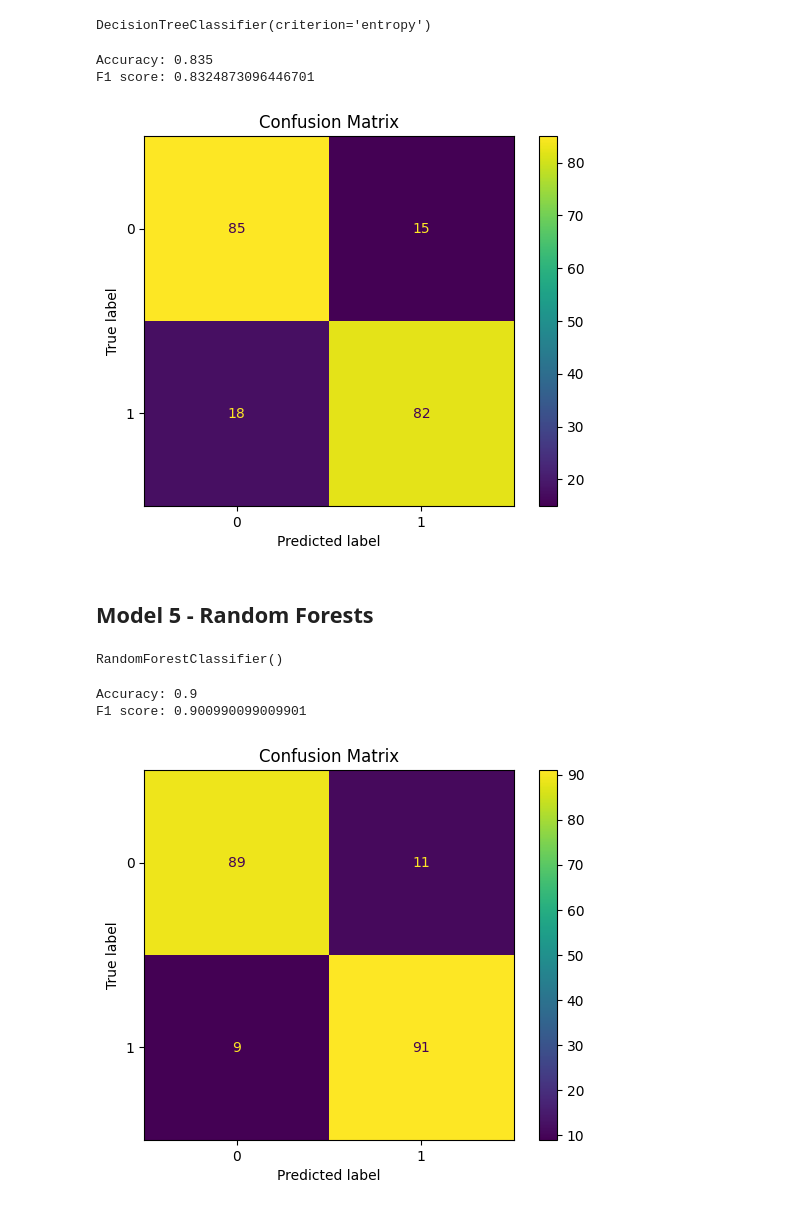
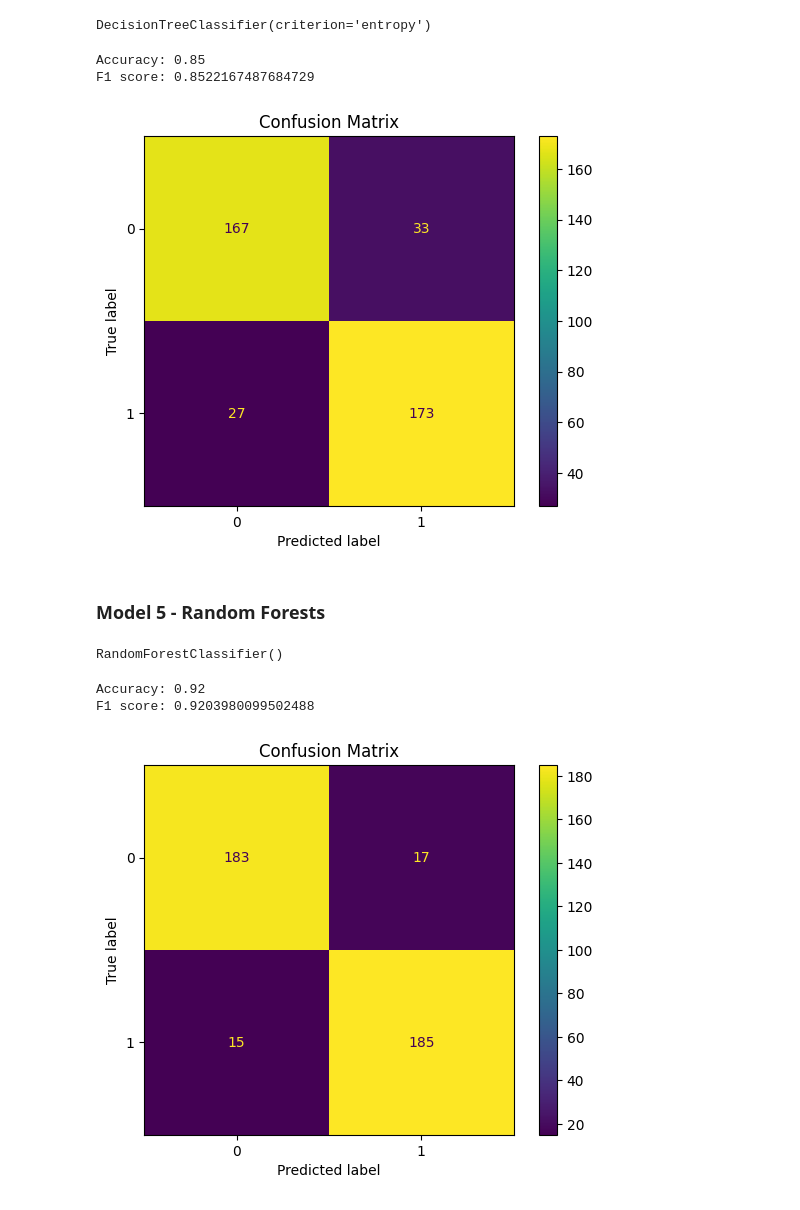
Before and after one commit to KubaCzech/Fake-news-detector, a Jupyter notebook: project.ipynb, the cells around one changed output. Cells and saved outputs as stored; diff of their text form; code cells hidden in the pictures.

```diff
--- a/project.ipynb
+++ b/project.ipynb
@@ -9,11 +15,11 @@ import matplotlib.pyplot as plt
 ## **Loading datasets** ##
 # %%
 true = cm.load_data("True.csv")
-true_short = cm.choose_random_part(true, 500)
+true_short = cm.choose_random_part(true, 1000)
 X_train_true, X_test_true, y_train_true, y_test_true = cm.divide_data_into_train_and_test(true_short, 0.2)
 
 fake = cm.load_data("Fake.csv")
-fake_short = cm.choose_random_part(fake, 500)
+fake_short = cm.choose_random_part(fake, 1000)
 X_train_fake, X_test_fake, y_train_fake, y_test_fake = cm.divide_data_into_train_and_test(fake_short, 0.2)
 # %%
 X_train = cm.merge_datasets(X_train_true, X_train_fake)
@@ -28,24 +44,11 @@ X_test, y_test = cm.shuffle_respectively(X_test, y_test)
 # %%
-import numpy as np
-import pandas as pd
-from transformers import DistilBertTokenizer, DistilBertModel
-import torch
-
-def clean_data(X, y):
-    # Changing labels from text to 0 and 1
-    y[y['target']=='Fake'] = 0
-    y[y['target']=='True'] = 1
-    y['target'] = y['target'].values.astype(int)
-
-    # Dropping redundant columns - date
-    X = X.drop(columns=['title', 'subject', 'date'])
-
-    # Each article labeled as True is taken from Reuters and has 'city (Reuters) - ' on the beggining. We need to eliminate it!
-    X.loc[y['target']==1, 'text'] = X.loc[y['target']==1, 'text'].apply(lambda x: ' '.join(x.split()[x.split().index('(Reuters)')+2:]) if '(Reuters)' in x.split() else x)
-    return X, y
-
 # Generate contextual word embeddings
-def generate_features(X):
+def generate_features(X: pd.DataFrame) -> np.array:
+    """
+        Function that creates contextual word embeddings from input data using DistilBERT model
+        :param X: ...
+        :return: ...
+    """
     # Loading DistilBERT model and tokenizer
     model_class, tokenizer_class, pretrained_weights = (DistilBertModel, DistilBertTokenizer, 'distilbert-base-uncased')
     tokenizer = tokenizer_class.from_pretrained(pretrained_weights)
@@ -82,5 +85,5 @@ def create_TF_IDF(X):
     # TODO
     return
 # %%
-X_train_pre, y_train_pre = clean_data(X_train, y_train)
-X_test_pre, y_test_pre = clean_data(X_test, y_test)
+X_train_pre, y_train_pre = cm.clean_data(X_train, y_train)
+X_test_pre, y_test_pre = cm.clean_data(X_test, y_test)
@@ -158,11 +163,11 @@ DecisionTreeClassifier(criterion='entropy')
 pred = tree_clf.predict(X_test_features)
 display_metrics(tree_clf, y_test_pre, pred)
 # %% [output]
-Accuracy: 0.835
-F1 score: 0.8324873096446701
+Accuracy: 0.85
+F1 score: 0.8522167487684729
-[figure, old version]
+[figure, new version]
 # %% [markdown]
-## **Model 5 - Random Forests** ##
+### **Model 5 - Random Forests** ##
 # %%
 rf = RandomForestClassifier()
 rf.fit(X_train_features, y_train_pre)
@@ -170,9 +175,9 @@ rf.fit(X_train_features, y_train_pre)
 RandomForestClassifier()
 # %%
 pred = rf.predict(X_test_features)
-display_metrics(tree_clf, y_test_pre, pred)
+display_metrics(rf, y_test_pre, pred)
 # %% [output]
-Accuracy: 0.9
-F1 score: 0.900990099009901
+Accuracy: 0.92
+F1 score: 0.9203980099502488
-[figure, old version]
+[figure, new version]
 # %% [markdown]
```
Also changed, not shown: parts of 17 cells of this notebook, 1 other file.
